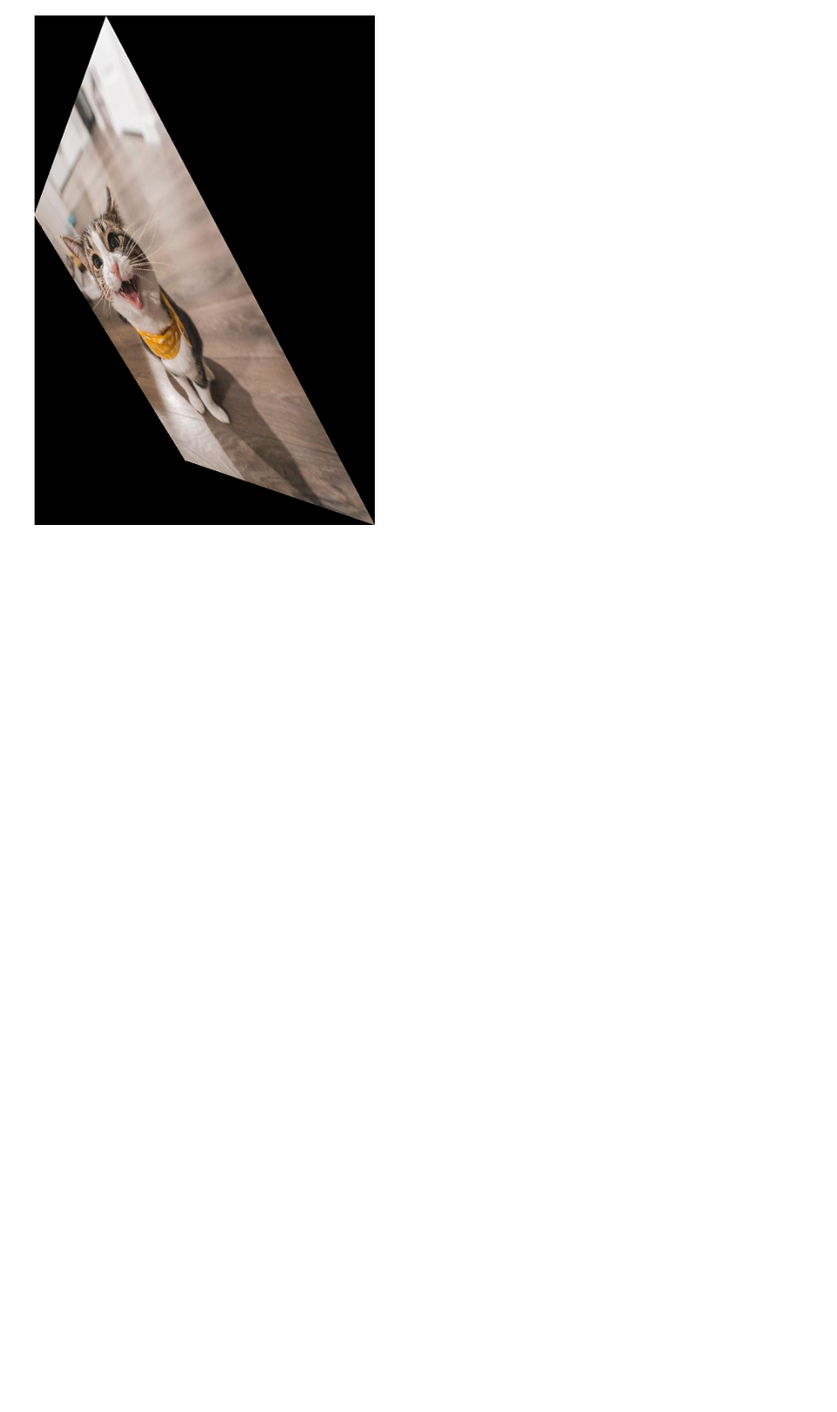
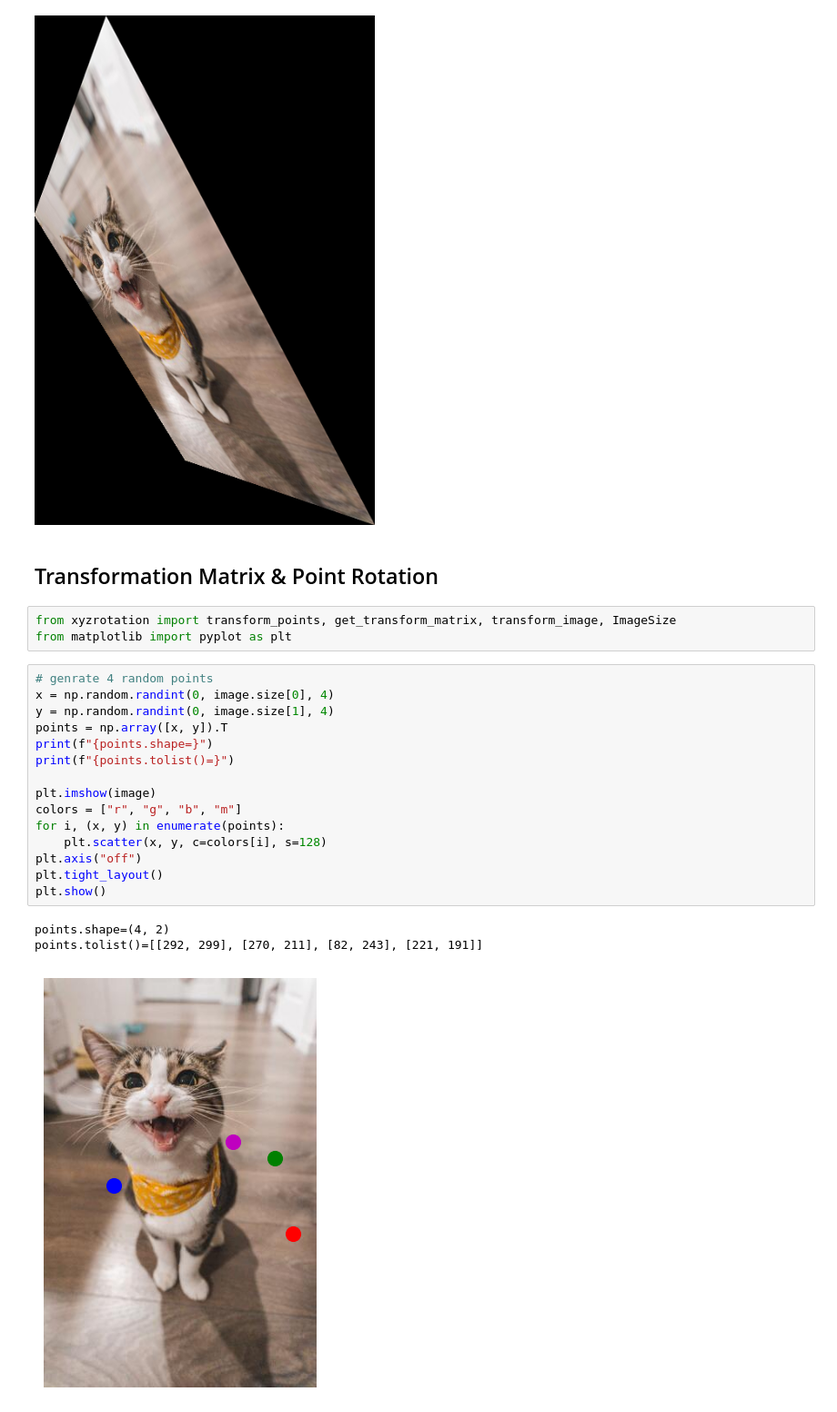
Before and after one commit to dariush-bahrami/xyzrotation, a Jupyter notebook: usage.ipynb, the cells around one changed output. Shown at 91% size. Drawn from its saved outputs; the diff is of its cells as text; blank space fills up the shorter version.

```diff
--- a/usage.ipynb
+++ b/usage.ipynb
@@ -107,3 +115,27 @@ x_rotation=45, y_rotation=45, z_rotation=45
 [figure]
 x_rotation=-45, y_rotation=-45, z_rotation=-45
 [figure]
+# %% [markdown]
+## Transformation Matrix & Point Rotation
+# %%
+from xyzrotation import transform_points, get_transform_matrix, transform_image, ImageSize
+from matplotlib import pyplot as plt
+# %%
+# genrate 4 random points
+x = np.random.randint(0, image.size[0], 4)
+y = np.random.randint(0, image.size[1], 4)
+points = np.array([x, y]).T
+print(f"{points.shape=}")
+print(f"{points.tolist()=}")
+
+plt.imshow(image)
+colors = ["r", "g", "b", "m"]
+for i, (x, y) in enumerate(points):
+    plt.scatter(x, y, c=colors[i], s=128)
+plt.axis("off")
+plt.tight_layout()
+plt.show()
+# %% [output]
+points.shape=(4, 2)
+points.tolist()=[[292, 299], [270, 211], [82, 243], [221, 191]]
+[figure, added]
```
Also changed, not shown: parts of 15 cells of this notebook.
